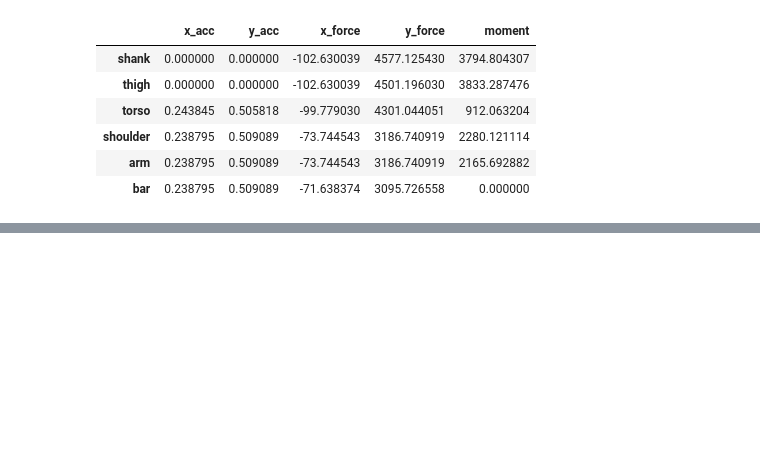
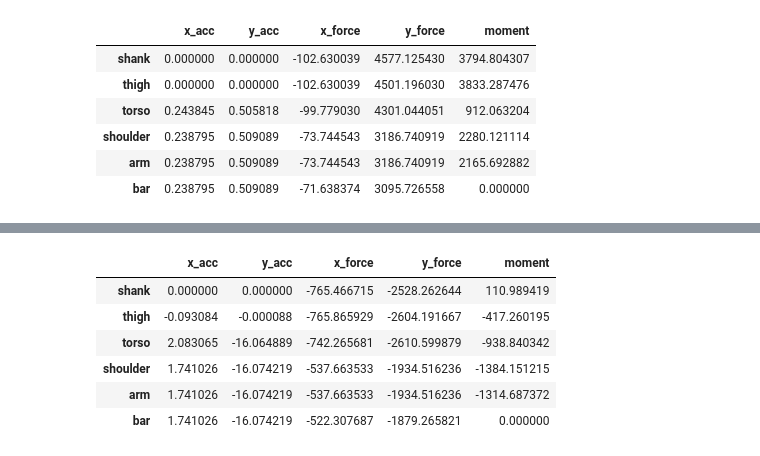
Before and after one commit to kostubhagarwal/modelling_the_deadlift, a Jupyter notebook: sumo_deadlift_analyses.ipynb, the cells around one changed output, grey strips where cells are left out. Saved outputs shown, nothing was run; the diff lists cells and outputs as text; code cells hidden in the pictures; blank space fills up the shorter version.

```diff
--- a/sumo_deadlift_analyses.ipynb
+++ b/sumo_deadlift_analyses.ipynb
@@ -704,2 +803,12 @@ int_56
+# %%
+int_67
+# %% [output]
+|  | x_acc | y_acc | x_force | y_force | moment |
+| shank | 0.000000 | 0.000000 | -765.466715 | -2528.262644 | 110.989419 |
+| thigh | -0.093084 | -0.000088 | -765.865929 | -2604.191667 | -417.260195 |
+| torso | 2.083065 | -16.064889 | -742.265681 | -2610.599879 | -938.840342 |
+| shoulder | 1.741026 | -16.074219 | -537.663533 | -1934.516236 | -1384.151215 |
+| arm | 1.741026 | -16.074219 | -537.663533 | -1934.516236 | -1314.687372 |
+| bar | 1.741026 | -16.074219 | -522.307687 | -1879.265821 | 0.000000 |
 # %%
 #spine shear and compression output
```
Also changed, not shown: parts of 8 cells of this notebook, 1 other file.
